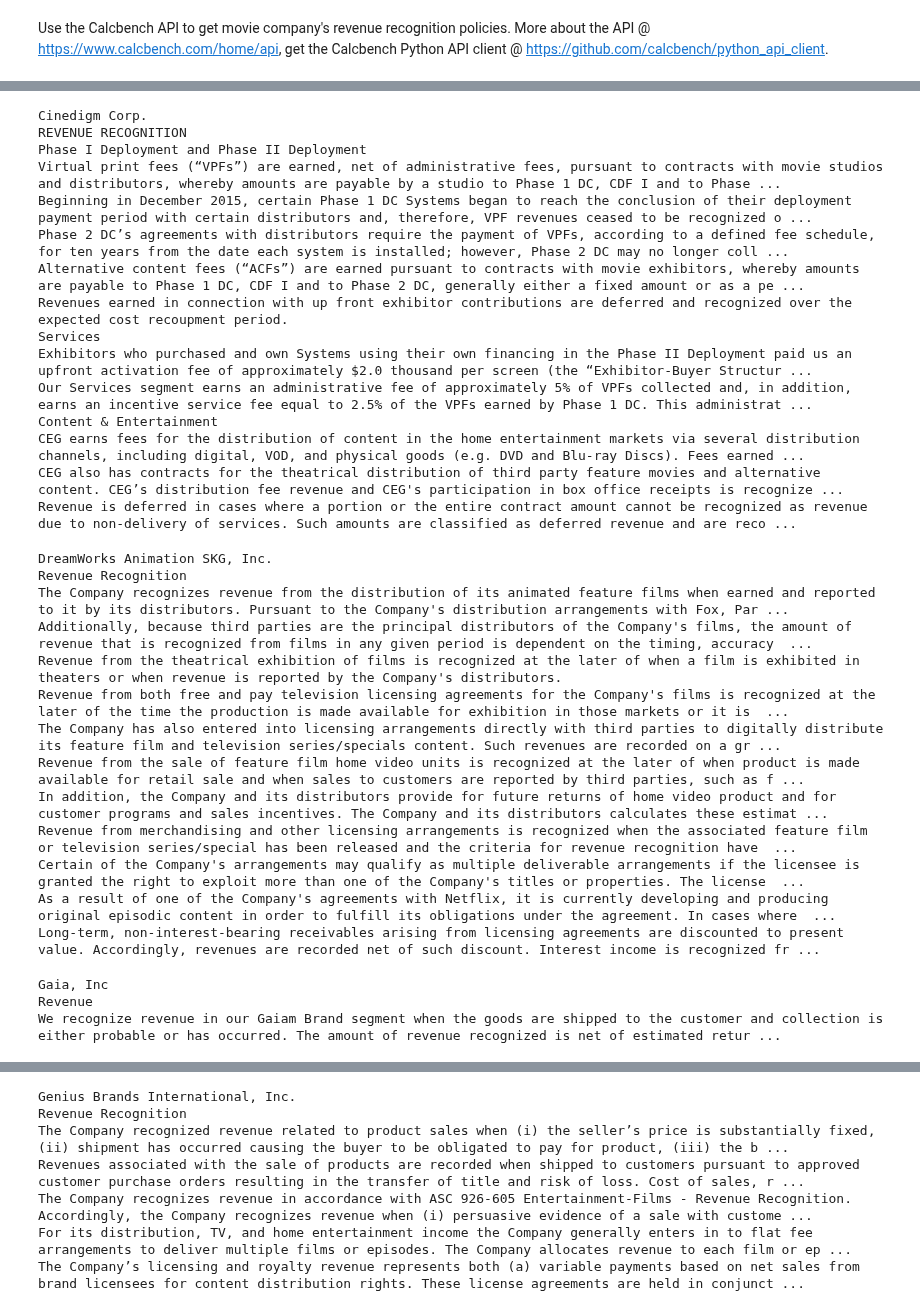
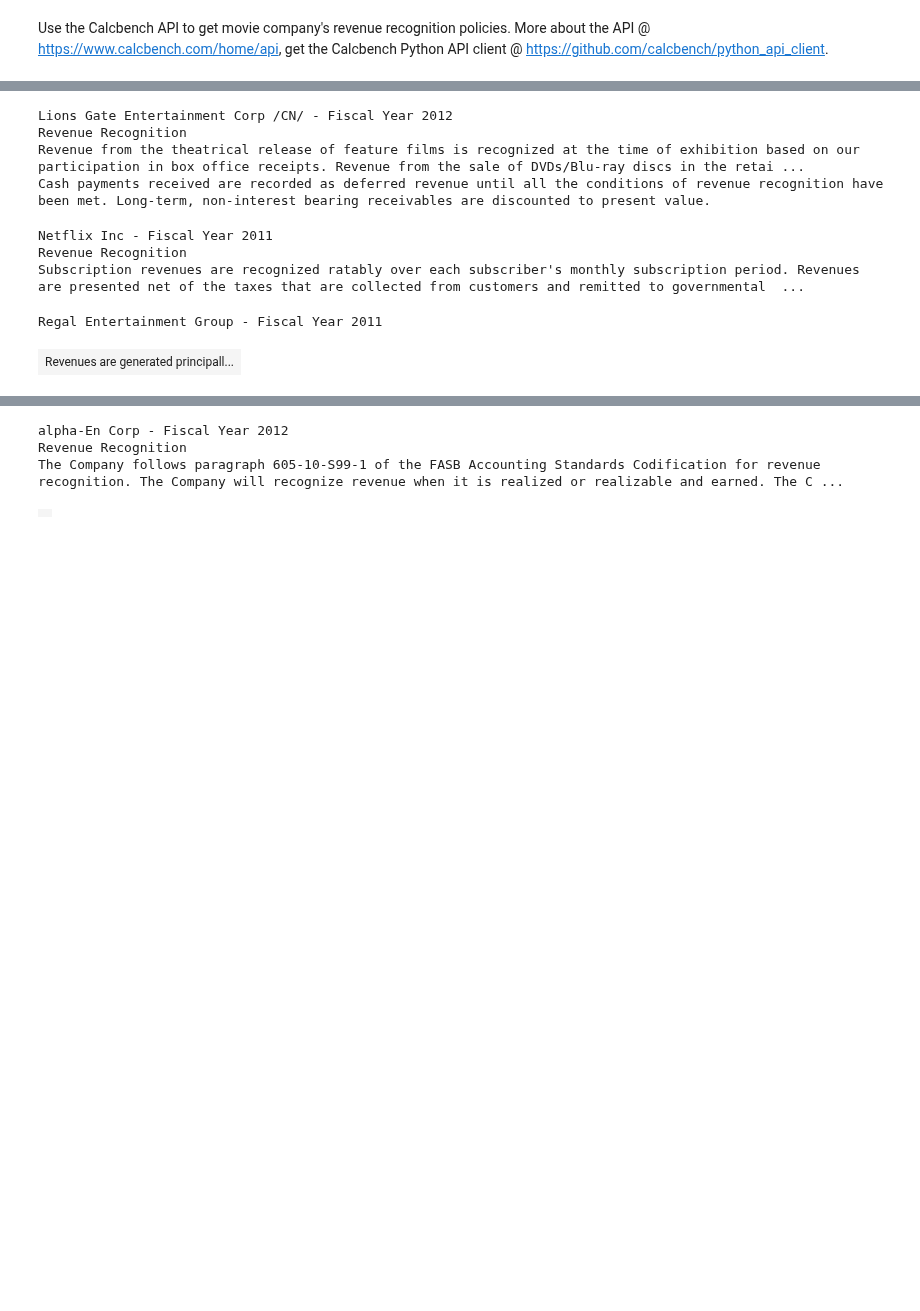
Before and after one commit to calcbench/notebooks, a Jupyter notebook: revenue_recognition.ipynb, the cells around one changed output, grey strips where cells are left out. Saved outputs shown, nothing was run; the diff lists cells and outputs as text; code cells hidden in the pictures; blank space fills up the shorter version.

```diff
--- a/revenue_recognition.ipynb
+++ b/revenue_recognition.ipynb
@@ -10,11 +11,13 @@ from IPython.core.display import display, HTML
 # %%
 motion_picture_companies = cb.tickers(SIC_codes=[7800])
 # %%
-revenue_recognition_results = cb.document_search(company_identifiers=motion_picture_companies,
+revenue_recognition_results = []
+for year in range(2009, 2016):
+    revenue_recognition_results.extend(cb.document_search(company_identifiers=motion_picture_companies,
                                              block_tag_name="RevenueRecognitionPolicyTextBlock",
-                                             year=2015,
-                                             period=0)
+                                             year=year,
+                                             period=0))
 # %%
 for result in revenue_recognition_results:
-    display(HTML('<h1>{0}</h2>'.format(result['entity_name']) + cb.tag_contents(accession_id=result['accession_id'], block_tag_name="RevenueRecognitionPolicyTextBlock")))
+    display(HTML('<h1>{entity_name} - Fiscal Year {fiscal_year}</h1>'.format(**result) + cb.tag_contents(accession_id=result['accession_id'], block_tag_name="RevenueRecognitionPolicyTextBlock")))
 # %% [output]
@@ -35,31 +48,9 @@ In accordance with ASC 926, Entertainment - Films, revenue from sale or licensin
-Cinedigm Corp.
-REVENUE RECOGNITION
-Phase I Deployment and Phase II Deployment
-Virtual print fees (“VPFs”) are earned, net of administrative fees, pursuant to contracts with movie studios and distributors, whereby amounts are payable by a studio to Phase 1 DC, CDF I and to Phase ...
-Beginning in December 2015, certain Phase 1 DC Systems began to reach the conclusion of their deployment payment period with certain distributors and, therefore, VPF revenues ceased to be recognized o ...
-Phase 2 DC’s agreements with distributors require the payment of VPFs, according to a defined fee schedule, for ten years from the date each system is installed; however, Phase 2 DC may no longer coll ...
-Alternative content fees (“ACFs”) are earned pursuant to contracts with movie exhibitors, whereby amounts are payable to Phase 1 DC, CDF I and to Phase 2 DC, generally either a fixed amount or as a pe ...
-Revenues earned in connection with up front exhibitor contributions are deferred and recognized over the expected cost recoupment period.
-Services
-Exhibitors who purchased and own Systems using their own financing in the Phase II Deployment paid us an upfront activation fee of approximately $2.0 thousand per screen (the “Exhibitor-Buyer Structur ...
-Our Services segment earns an administrative fee of approximately 5% of VPFs collected and, in addition, earns an incentive service fee equal to 2.5% of the VPFs earned by Phase 1 DC. This administrat ...
-Content & Entertainment
-CEG earns fees for the distribution of content in the home entertainment markets via several distribution channels, including digital, VOD, and physical goods (e.g. DVD and Blu-ray Discs). Fees earned ...
-CEG also has contracts for the theatrical distribution of third party feature movies and alternative content. CEG’s distribution fee revenue and CEG's participation in box office receipts is recognize ...
-Revenue is deferred in cases where a portion or the entire contract amount cannot be recognized as revenue due to non-delivery of services. Such amounts are classified as deferred revenue and are reco ...
+Lions Gate Entertainment Corp /CN/ - Fiscal Year 2012
+Revenue Recognition
+Revenue from the theatrical release of feature films is recognized at the time of exhibition based on our participation in box office receipts. Revenue from the sale of DVDs/Blu-ray discs in the retai ...
+Cash payments received are recorded as deferred revenue until all the conditions of revenue recognition have been met. Long-term, non-interest bearing receivables are discounted to present value.
-DreamWorks Animation SKG, Inc.
+Netflix Inc - Fiscal Year 2011
 Revenue Recognition
-The Company recognizes revenue from the distribution of its animated feature films when earned and reported to it by its distributors. Pursuant to the Company's distribution arrangements with Fox, Par ...
-Additionally, because third parties are the principal distributors of the Company's films, the amount of revenue that is recognized from films in any given period is dependent on the timing, accuracy  ...
-Revenue from the theatrical exhibition of films is recognized at the later of when a film is exhibited in theaters or when revenue is reported by the Company's distributors.
-Revenue from both free and pay television licensing agreements for the Company's films is recognized at the later of the time the production is made available for exhibition in those markets or it is  ...
-The Company has also entered into licensing arrangements directly with third parties to digitally distribute its feature film and television series/specials content. Such revenues are recorded on a gr ...
-Revenue from the sale of feature film home video units is recognized at the later of when product is made available for retail sale and when sales to customers are reported by third parties, such as f ...
-In addition, the Company and its distributors provide for future returns of home video product and for customer programs and sales incentives. The Company and its distributors calculates these estimat ...
-Revenue from merchandising and other licensing arrangements is recognized when the associated feature film or television series/special has been released and the criteria for revenue recognition have  ...
-Certain of the Company's arrangements may qualify as multiple deliverable arrangements if the licensee is granted the right to exploit more than one of the Company's titles or properties. The license  ...
-As a result of one of the Company's agreements with Netflix, it is currently developing and producing original episodic content in order to fulfill its obligations under the agreement. In cases where  ...
-Long-term, non-interest-bearing receivables arising from licensing agreements are discounted to present value. Accordingly, revenues are recorded net of such discount. Interest income is recognized fr ...
+Subscription revenues are recognized ratably over each subscriber's monthly subscription period. Revenues are presented net of the taxes that are collected from customers and remitted to governmental  ...
-Gaia, Inc
-Revenue
-We recognize revenue in our Gaiam Brand segment when the goods are shipped to the customer and collection is either probable or has occurred. The amount of revenue recognized is net of estimated retur ...
+Regal Entertainment Group - Fiscal Year 2011
+| Revenues are generated principall... |
@@ -66,7 +58,4 @@ We recognize revenue in our Gaiam Brand segment when the goods are shipped to th
-Genius Brands International, Inc.
+alpha-En Corp - Fiscal Year 2012
 Revenue Recognition
-The Company recognized revenue related to product sales when (i) the seller’s price is substantially fixed, (ii) shipment has occurred causing the buyer to be obligated to pay for product, (iii) the b ...
-Revenues associated with the sale of products are recorded when shipped to customers pursuant to approved customer purchase orders resulting in the transfer of title and risk of loss. Cost of sales, r ...
-The Company recognizes revenue in accordance with ASC 926-605 Entertainment-Films - Revenue Recognition. Accordingly, the Company recognizes revenue when (i) persuasive evidence of a sale with custome ...
-For its distribution, TV, and home entertainment income the Company generally enters in to flat fee arrangements to deliver multiple films or episodes. The Company allocates revenue to each film or ep ...
-The Company’s licensing and royalty revenue represents both (a) variable payments based on net sales from brand licensees for content distribution rights. These license agreements are held in conjunct ...
+The Company follows paragraph 605-10-S99-1 of the FASB Accounting Standards Codification for revenue recognition. The Company will recognize revenue when it is realized or realizable and earned. The C ...
+|  |
```
Also changed, not shown: parts of 3 cells of this notebook.
